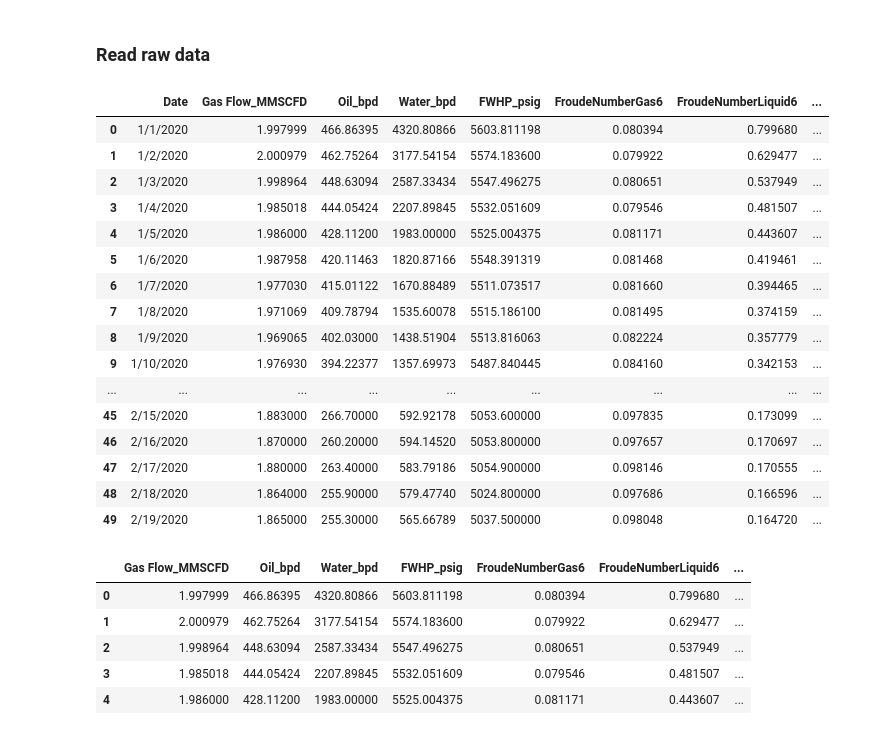
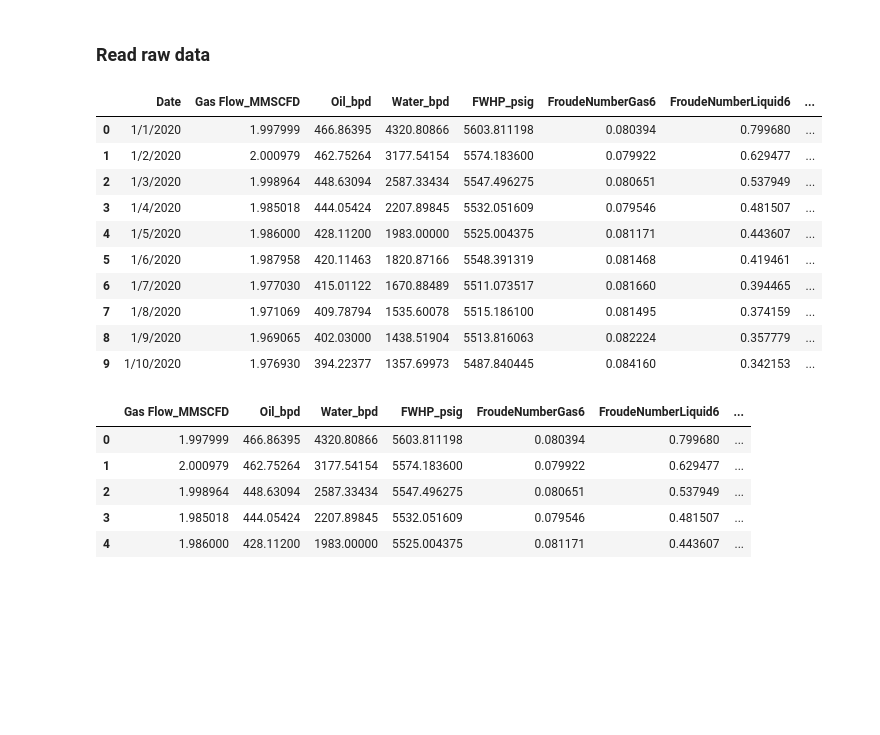
Before and after one commit to d8veone/Shale_well_Machine_Learning, a Jupyter notebook: Well_prediction_ML_v2.ipynb, the cells around one changed output. Drawn from its saved outputs; the diff is of its cells as text; code cells hidden in the pictures; blank space fills up the shorter version.

```diff
--- a/Well_prediction_ML_v2.ipynb
+++ b/Well_prediction_ML_v2.ipynb
@@ -24,25 +24,19 @@ from tensorflow.keras import datasets, layers, models
 # %%
 df=pd.read_csv('well_2520data_v1.csv')
 # %%
-df.head(50)
+df.head(10)
 # %% [output]
 |  | Date | Gas Flow_MMSCFD | Oil_bpd | Water_bpd | FWHP_psig | FroudeNumberGas6 | FroudeNumberLiquid6 | ... |
 | 0 | 1/1/2020 | 1.997999 | 466.86395 | 4320.80866 | 5603.811198 | 0.080394 | 0.799680 | ... |
 | 1 | 1/2/2020 | 2.000979 | 462.75264 | 3177.54154 | 5574.183600 | 0.079922 | 0.629477 | ... |
 | 2 | 1/3/2020 | 1.998964 | 448.63094 | 2587.33434 | 5547.496275 | 0.080651 | 0.537949 | ... |
 | 3 | 1/4/2020 | 1.985018 | 444.05424 | 2207.89845 | 5532.051609 | 0.079546 | 0.481507 | ... |
 | 4 | 1/5/2020 | 1.986000 | 428.11200 | 1983.00000 | 5525.004375 | 0.081171 | 0.443607 | ... |
 | 5 | 1/6/2020 | 1.987958 | 420.11463 | 1820.87166 | 5548.391319 | 0.081468 | 0.419461 | ... |
 | 6 | 1/7/2020 | 1.977030 | 415.01122 | 1670.88489 | 5511.073517 | 0.081660 | 0.394465 | ... |
 | 7 | 1/8/2020 | 1.971069 | 409.78794 | 1535.60078 | 5515.186100 | 0.081495 | 0.374159 | ... |
 | 8 | 1/9/2020 | 1.969065 | 402.03000 | 1438.51904 | 5513.816063 | 0.082224 | 0.357779 | ... |
 | 9 | 1/10/2020 | 1.976930 | 394.22377 | 1357.69973 | 5487.840445 | 0.084160 | 0.342153 | ... |
-| ... | ... | ... | ... | ... | ... | ... | ... | ... |
-| 45 | 2/15/2020 | 1.883000 | 266.70000 | 592.92178 | 5053.600000 | 0.097835 | 0.173099 | ... |
-| 46 | 2/16/2020 | 1.870000 | 260.20000 | 594.14520 | 5053.800000 | 0.097657 | 0.170697 | ... |
-| 47 | 2/17/2020 | 1.880000 | 263.40000 | 583.79186 | 5054.900000 | 0.098146 | 0.170555 | ... |
-| 48 | 2/18/2020 | 1.864000 | 255.90000 | 579.47740 | 5024.800000 | 0.097686 | 0.166596 | ... |
-| 49 | 2/19/2020 | 1.865000 | 255.30000 | 565.66789 | 5037.500000 | 0.098048 | 0.164720 | ... |
 # %%
 df.drop(columns='Date', inplace=True)
 # %%
```
